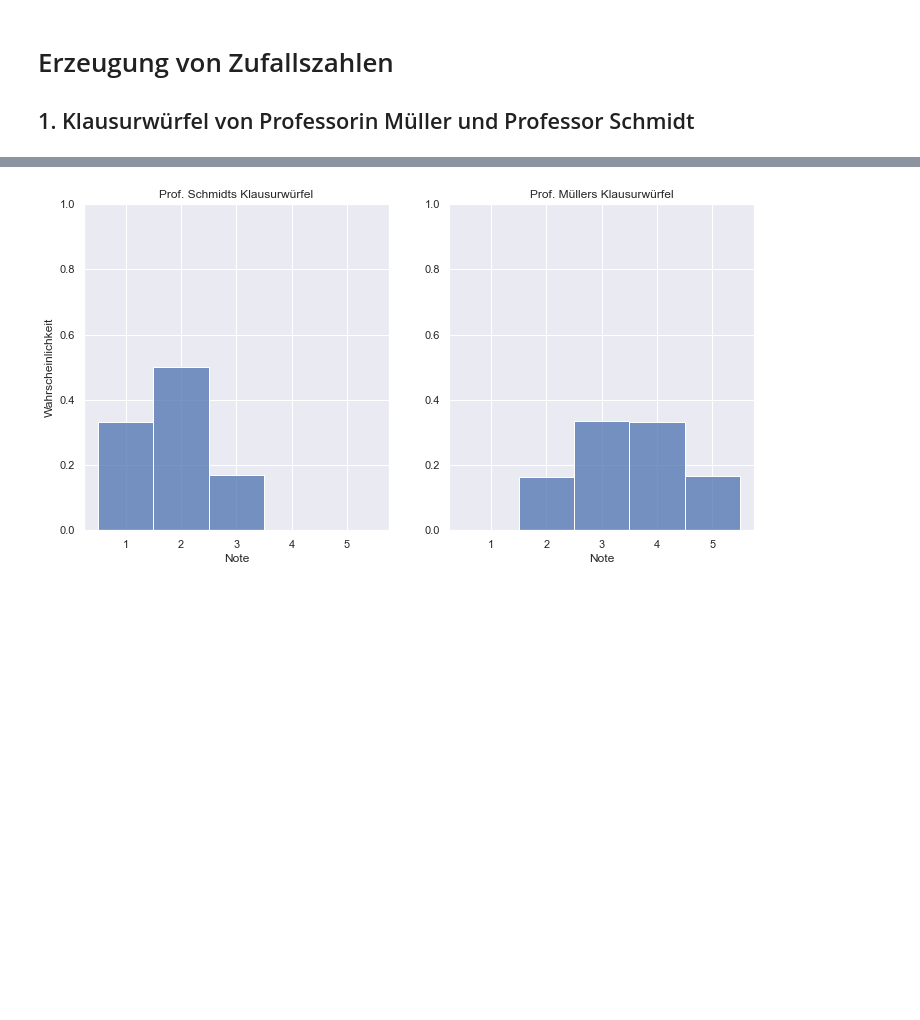
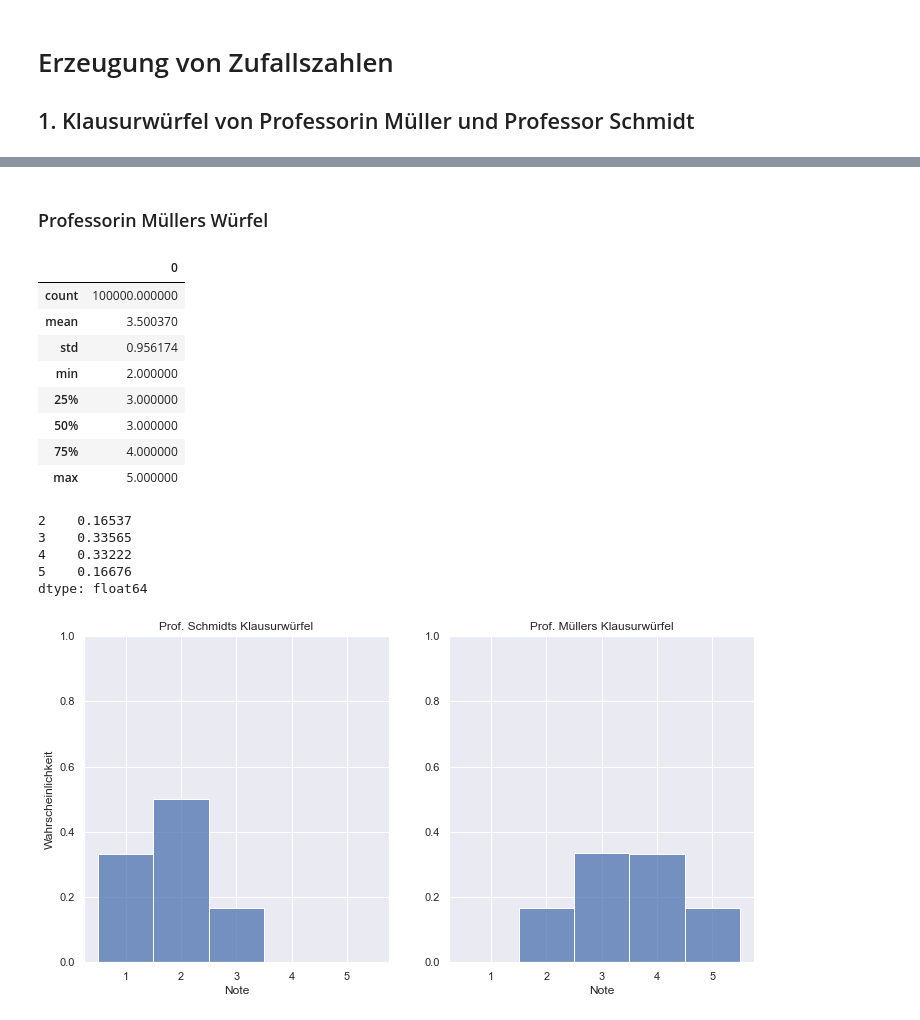
Before and after one commit to eco3/stochastik-abgaben, a Jupyter notebook: Abgabe02/erzeugung_von_zufallszahlen.ipynb, the cells around one changed output, grey strips where cells are left out. Cells and saved outputs as stored; diff of their text form; code cells hidden in the pictures; blank space fills up the shorter version.

```diff
--- a/Abgabe02/erzeugung_von_zufallszahlen.ipynb
+++ b/Abgabe02/erzeugung_von_zufallszahlen.ipynb
@@ -21 +65,24 @@ def throw_dice(dice, n=1):
+# %% [markdown]
+### Professorin Müllers Würfel
+# %%
+mueller_df = pd.DataFrame(mueller_simulation)
+mueller_df.describe()
+# %% [output]
+|  | 0 |
+| count | 100000.000000 |
+| mean | 3.500370 |
+| std | 0.956174 |
+| min | 2.000000 |
+| 25% | 3.000000 |
+| 50% | 3.000000 |
+| 75% | 4.000000 |
+| max | 5.000000 |
+# %%
+mueller_df.value_counts().sort_index() / number_of_throws
+# %% [output]
+2    0.16537
+3    0.33565
+4    0.33222
+5    0.16676
+dtype: float64
 # %%
```
Also changed, not shown: parts of 10 cells of this notebook.
